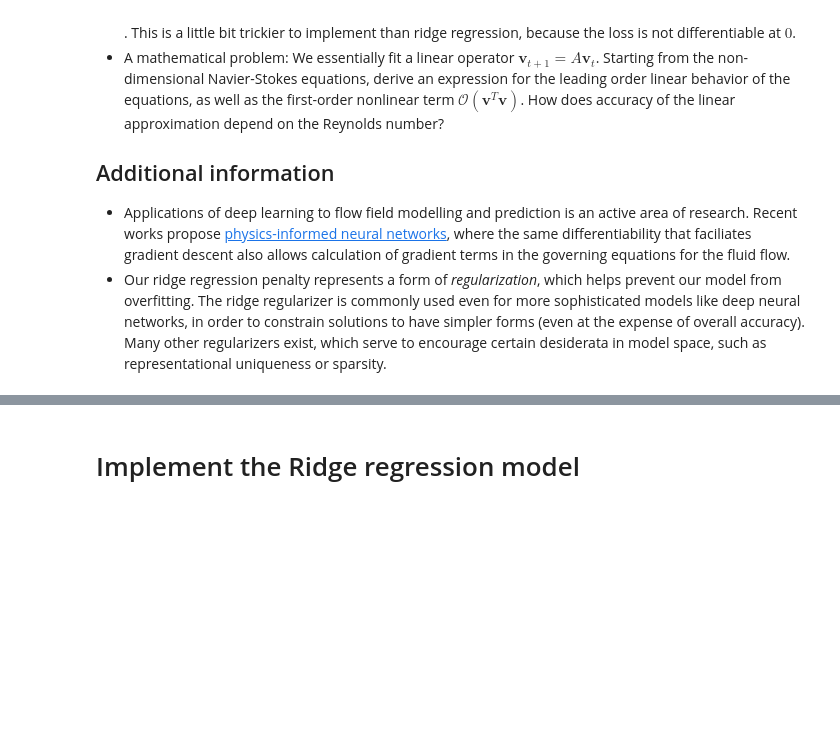
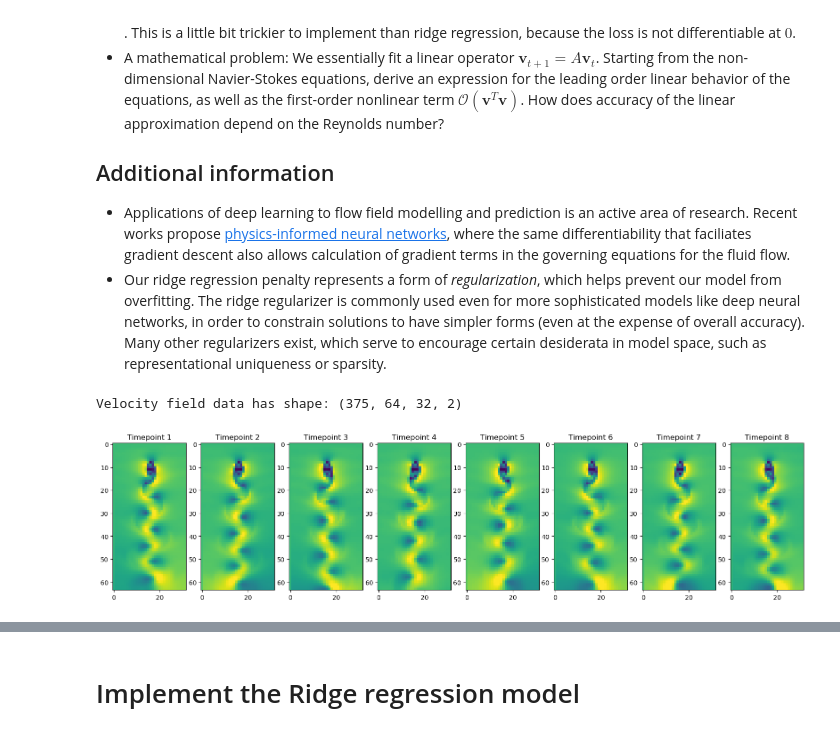
Before and after one commit to laurenlarson/cphy, a Jupyter notebook: hw/HW4.ipynb, the cells around one changed output, grey strips where cells are left out. Cells and saved outputs as stored; diff of their text form; code cells hidden in the pictures; blank space fills up the shorter version.

```diff
--- a/hw/HW4.ipynb
+++ b/hw/HW4.ipynb
@@ -66,30 +66,35 @@ In the case $\lambda = 0$, our problem reduces to the ordinary least-squares (OL
 # %%
 
 ## Load the velocity field data
 
 Re = 600 # Reynolds number, change this to 300, 600, 900, 1200
 
 # Load the two-dimensional velocity field data. Data is stored in a 4D numpy array,
 # where the first dimension is the time index, the second and third dimensions are the
 # x and y coordinates, and the fourth dimension is the velocity components (ux or uv).
+
+#vortex_street_velocities_Re_300_largefile.npz
 vfield = np.load(
-    f"../resources/von_karman_street/vortex_street_velocities_Re_{Re}_largefile.npz",
+    f"vortex_street_data/vortex_street_velocities_Re_300_largefile.npz",
     allow_pickle=True
 )
 # downsample the data for faster training
 vfield = vfield[::8, ::4, ::4]
 print("Velocity field data has shape: {}".format(vfield.shape))
 
 # Compute the velocity magnitude
 vfield_mag = np.sqrt(vfield[..., 0]**2 + vfield[..., 1]**2)
 
 n_tpts = vfield.shape[0]
 plt.figure(figsize=(20, 10))
 for i in range(8):
     plt.subplot(1, 8, i+1)
     v_vals = vfield_mag[n_tpts // 8 * i]
     plt.imshow(v_vals, cmap="viridis", vmin=0, vmax=np.percentile(v_vals, 99))
     plt.title("Timepoint {}".format(i + 1))
+# %% [output]
+Velocity field data has shape: (375, 64, 32, 2)
+[figure, added]
 # %%
 class ForecastingDataset:
     """
```
Also changed, not shown: parts of 5 cells of this notebook.
